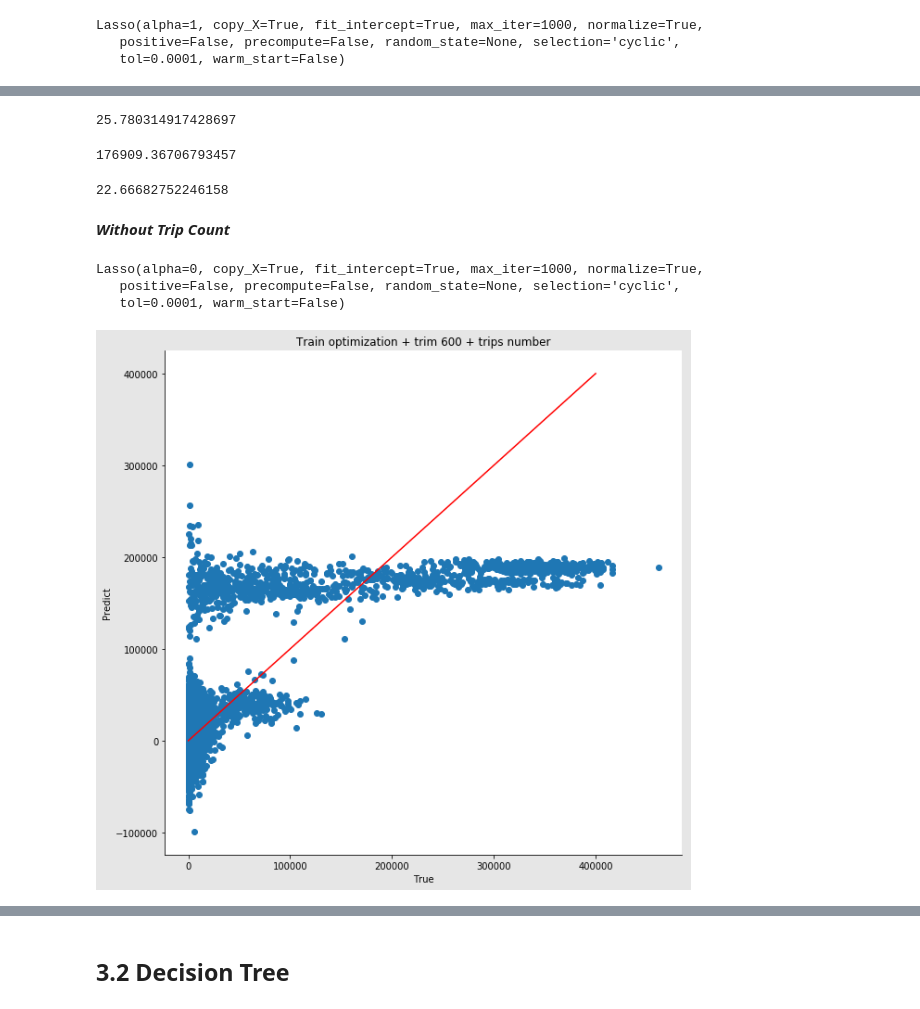
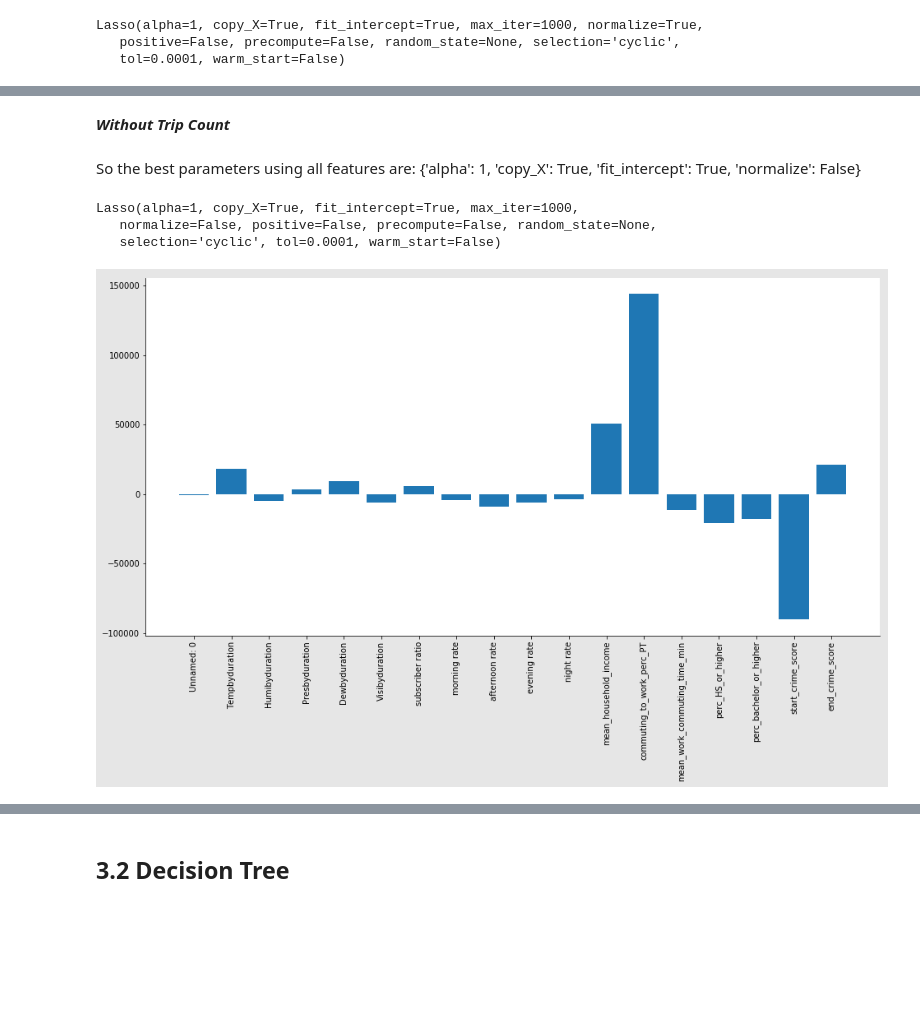
Before and after one commit to leon-lee-jl/MoBike, a Jupyter notebook: MoBike V1.0.ipynb, the cells around one changed output, grey strips where cells are left out. Saved outputs shown, nothing was run; the diff lists cells and outputs as text; code cells hidden in the pictures; blank space fills up the shorter version.

```diff
--- a/MoBike V1.0.ipynb
+++ b/MoBike V1.0.ipynb
@@ -1310,4 +1318,6 @@ train_feature_600 = bdata_train.drop(['duration', 'bike_group'], axis=1)
 test_feature_600 = bdata_test.drop(['duration', 'bike_group'], axis=1)
 train_target_600 = bdata_train['duration']
 test_target_600 = bdata_test['duration']
+train_feature_600 = standardize(train_feature_600)
+test_feature_600 = standardize(test_feature_600)
 # %%
@@ -1380,16 +1374,5 @@ plt.show()
-# %%
-compare_predict = caculateratio(model, test_feature, test_target)
-compare_predict.abs_ratio.median()
-# %% [output]
-25.780314917428697
-# %%
-compute_rmse(model.predict(test_feature),test_target)
-# %% [output]
-176909.36706793457
-# %%
-compare_predict = caculateratio(model, train_feature, train_target)
-compare_predict.abs_ratio.median()
-# %% [output]
-22.66682752246158
 # %% [markdown]
 ***Without Trip Count***
+# %%
+train_feature_600_new = train_feature_600.drop('trips number', axis=1)
+test_feature_600_new = test_feature_600.drop('trips number', axis=1)
@@ -1396,7 +1389,10 @@ compare_predict.abs_ratio.median()
+# %% [markdown]
+So the best parameters using all features are:
+{'alpha': 1, 'copy_X': True, 'fit_intercept': True, 'normalize': False}
 # %%
-model = Lasso(alpha=0, copy_X=True, fit_intercept=True, normalize=True)
-model.fit(train_feature_notrip, train_target)
+model = Lasso(alpha=1, copy_X=True, fit_intercept=True, normalize=False)
+model.fit(train_feature_600_new, train_target_600)
 # %% [output]
-Lasso(alpha=0, copy_X=True, fit_intercept=True, max_iter=1000, normalize=True,
-   positive=False, precompute=False, random_state=None, selection='cyclic',
-   tol=0.0001, warm_start=False)
+Lasso(alpha=1, copy_X=True, fit_intercept=True, max_iter=1000,
+   normalize=False, positive=False, precompute=False, random_state=None,
+   selection='cyclic', tol=0.0001, warm_start=False)
@@ -1408,18 +1410,11 @@ error_ratio_train.append(compare_predict.abs_ratio.median())
 # %%
-fig, ax = plt.subplots(figsize = [10,10], facecolor = [0.9,0.9,0.9])
+fig, ax = plt.subplots(figsize = [16,8], facecolor = [0.9,0.9,0.9])
+x_pos = np.arange(len(test_feature_600_new.columns))
 
-x_axis = compare_predict.true
-y_axis = compare_predict.predict
-x_axis2 = range(400000)
-y_axis2 = range(400000)
-
-plt.scatter(x_axis, y_axis)
-plt.plot(x_axis2, y_axis2, 'r')
-plt.xlabel('True')
-plt.ylabel('Predict')
-plt.title('Train optimization + trim 600 + trips number')
+plt.bar(x_pos, model.coef_)
+plt.xticks(x_pos, test_feature_600_new.columns, rotation='vertical')
 ax.spines['right'].set_color('none')
 ax.spines['top'].set_color('none')
 plt.show()
 # %% [output]
-[figure, old version]
+[figure, new version]
```
Also changed, not shown: parts of 76 cells of this notebook.
